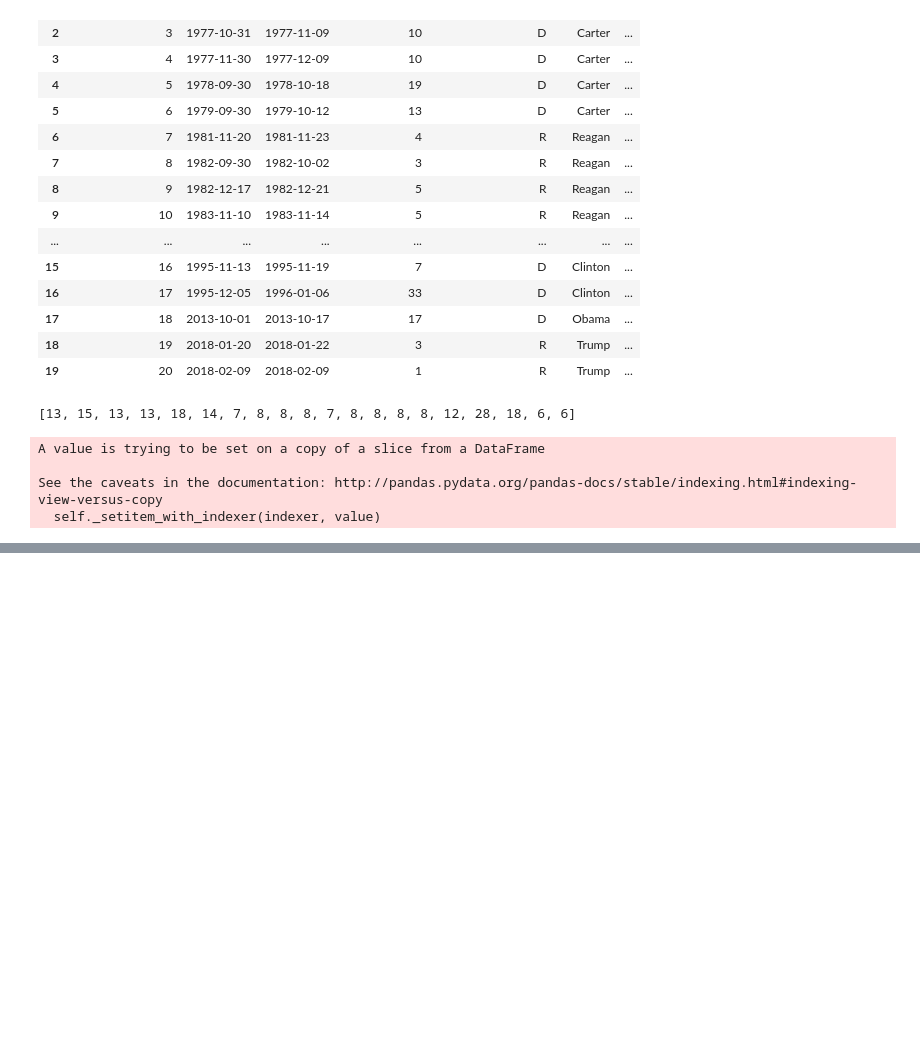
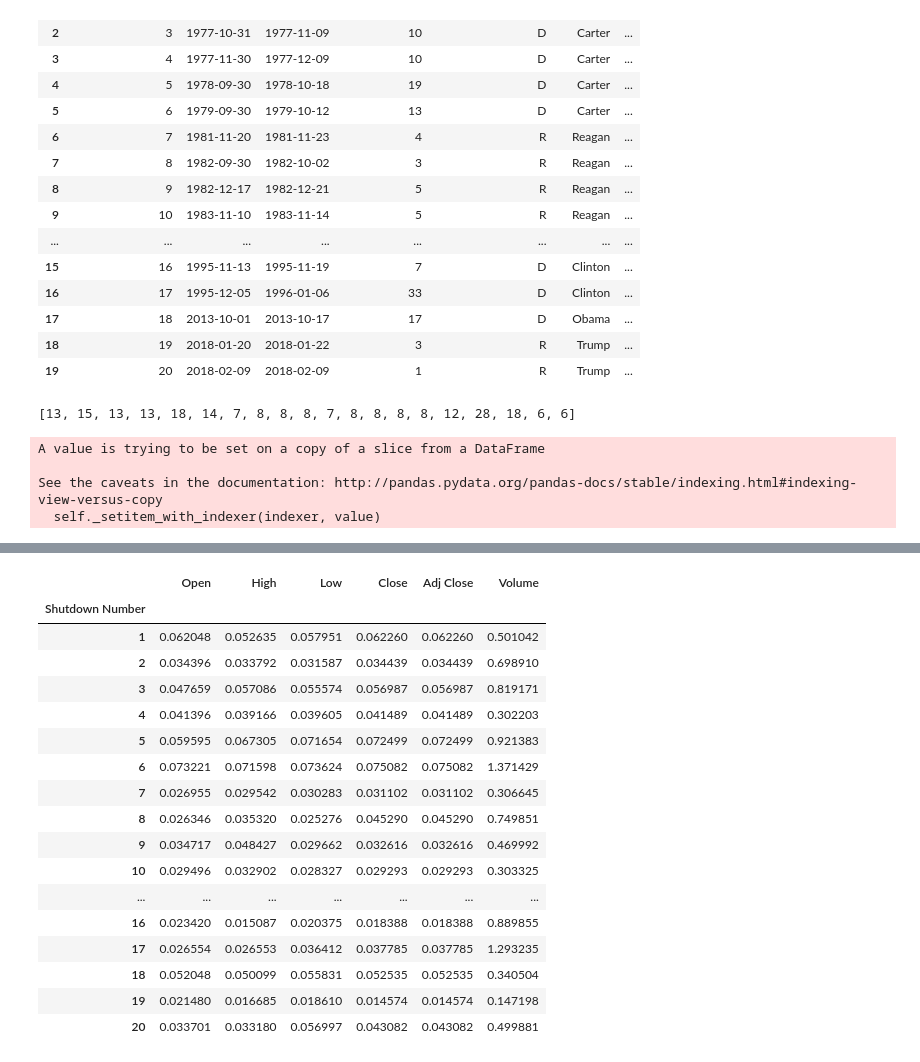
Before and after one commit to amritperera/Data-Bootcamp-Project-1, a Jupyter notebook: Code/stock_price_testing_(Amrit).ipynb, the cells around one changed output, grey strips where cells are left out. Saved outputs shown, nothing was run; the diff lists cells and outputs as text; code cells hidden in the pictures; blank space fills up the shorter version.

```diff
--- a/Code/stock_price_testing_(Amrit).ipynb
+++ b/Code/stock_price_testing_(Amrit).ipynb
@@ -107 +107,24 @@ stock_prices_clean
 226 rows × 7 columns
+# %%
+grouped_shutdown_prices = stock_prices_clean.groupby("Shutdown Number")
+# %%
+(grouped_shutdown_prices.max()-grouped_shutdown_prices.min())/grouped_shutdown_prices.mean()
+# %% [output]
+|  | Open | High | Low | Close | Adj Close | Volume |
+| Shutdown Number |  |  |  |  |  |  |
+| 1 | 0.062048 | 0.052635 | 0.057951 | 0.062260 | 0.062260 | 0.501042 |
+| 2 | 0.034396 | 0.033792 | 0.031587 | 0.034439 | 0.034439 | 0.698910 |
+| 3 | 0.047659 | 0.057086 | 0.055574 | 0.056987 | 0.056987 | 0.819171 |
+| 4 | 0.041396 | 0.039166 | 0.039605 | 0.041489 | 0.041489 | 0.302203 |
+| 5 | 0.059595 | 0.067305 | 0.071654 | 0.072499 | 0.072499 | 0.921383 |
+| 6 | 0.073221 | 0.071598 | 0.073624 | 0.075082 | 0.075082 | 1.371429 |
+| 7 | 0.026955 | 0.029542 | 0.030283 | 0.031102 | 0.031102 | 0.306645 |
+| 8 | 0.026346 | 0.035320 | 0.025276 | 0.045290 | 0.045290 | 0.749851 |
+| 9 | 0.034717 | 0.048427 | 0.029662 | 0.032616 | 0.032616 | 0.469992 |
+| 10 | 0.029496 | 0.032902 | 0.028327 | 0.029293 | 0.029293 | 0.303325 |
+| ... | ... | ... | ... | ... | ... | ... |
+| 16 | 0.023420 | 0.015087 | 0.020375 | 0.018388 | 0.018388 | 0.889855 |
+| 17 | 0.026554 | 0.026553 | 0.036412 | 0.037785 | 0.037785 | 1.293235 |
+| 18 | 0.052048 | 0.050099 | 0.055831 | 0.052535 | 0.052535 | 0.340504 |
+| 19 | 0.021480 | 0.016685 | 0.018610 | 0.014574 | 0.014574 | 0.147198 |
+| 20 | 0.033701 | 0.033180 | 0.056997 | 0.043082 | 0.043082 | 0.499881 |
```
Also changed, not shown: parts of 3 cells of this notebook.
